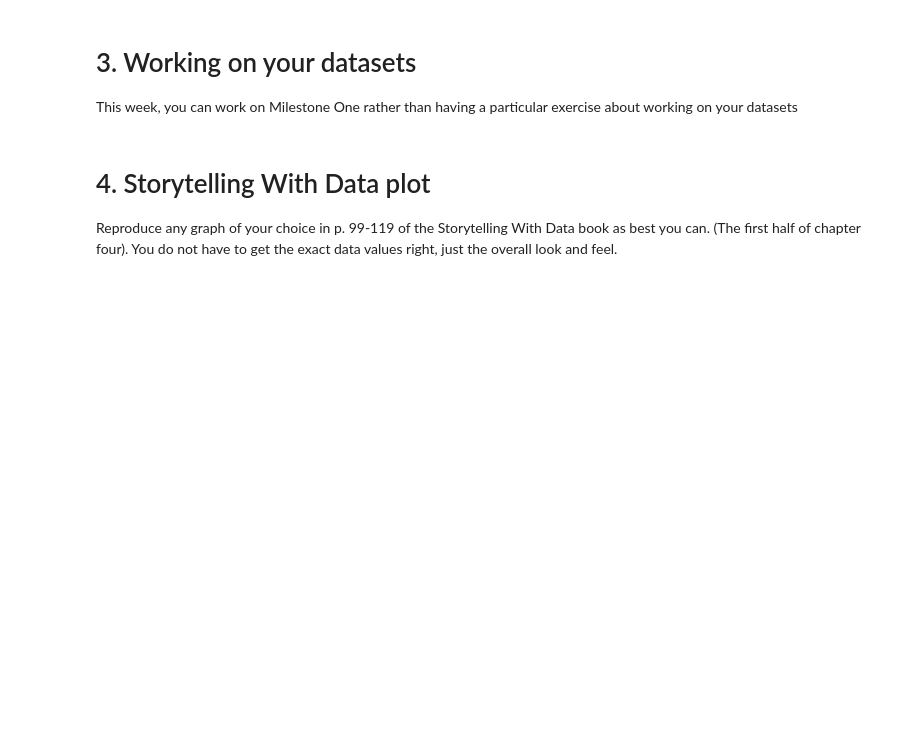
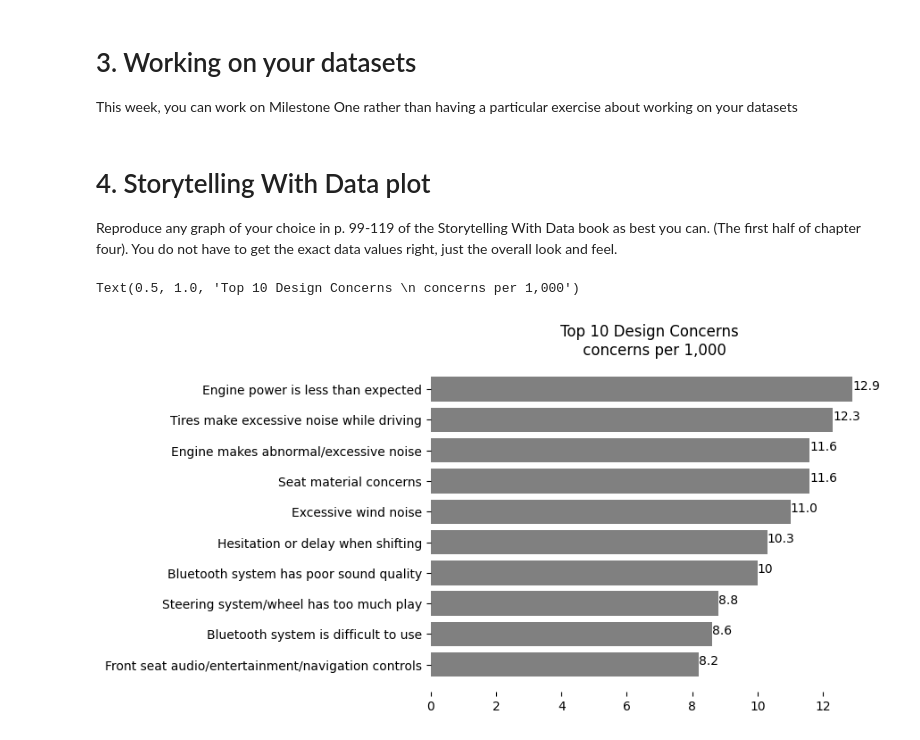
Before and after one commit to joe-bene/AiForLeaders, a Jupyter notebook: Week7.ipynb, the cells around one changed output. Drawn from its saved outputs; the diff is of its cells as text; code cells hidden in the pictures; blank space fills up the shorter version.

```diff
--- a/Week7.ipynb
+++ b/Week7.ipynb
@@ -41,3 +42,28 @@ This week, you can work on Milestone One rather than having a particular exercis
 # 4. Storytelling With Data plot
 
 Reproduce any graph of your choice in p. 99-119 of the Storytelling With Data book as best you can. (The first half of chapter four). You do not have to get the exact data values right, just the overall look and feel.
+# %%
+fig,ax = plt.subplots()
+keys  = ["Engine power is less than expected",
+"Tires make excessive noise while driving",
+"Engine makes abnormal/excessive noise",
+"Seat material concerns",
+"Excessive wind noise",
+"Hesitation or delay when shifting",
+"Bluetooth system has poor sound quality",
+"Steering system/wheel has too much play",
+"Bluetooth system is difficult to use",
+"Front seat audio/entertainment/navigation controls"]
+values = [12.9,12.3,11.6,11.6,11.0,10.3,10,8.8,8.6,8.2]
+plt.barh(keys,values,color="grey")
+for i,v in enumerate(values):
+    ax.text(v, i, str(v))
+ax.spines['top'].set_visible(False)
+ax.spines['right'].set_visible(False)
+ax.spines['bottom'].set_visible(False)
+ax.spines['left'].set_visible(False)
+plt.gca().invert_yaxis()
+plt.title("Top 10 Design Concerns \n concerns per 1,000")
+# %% [output]
+Text(0.5, 1.0, 'Top 10 Design Concerns \n concerns per 1,000')
+[figure, added]
```
Also changed, not shown: parts of 1 cell of this notebook.
